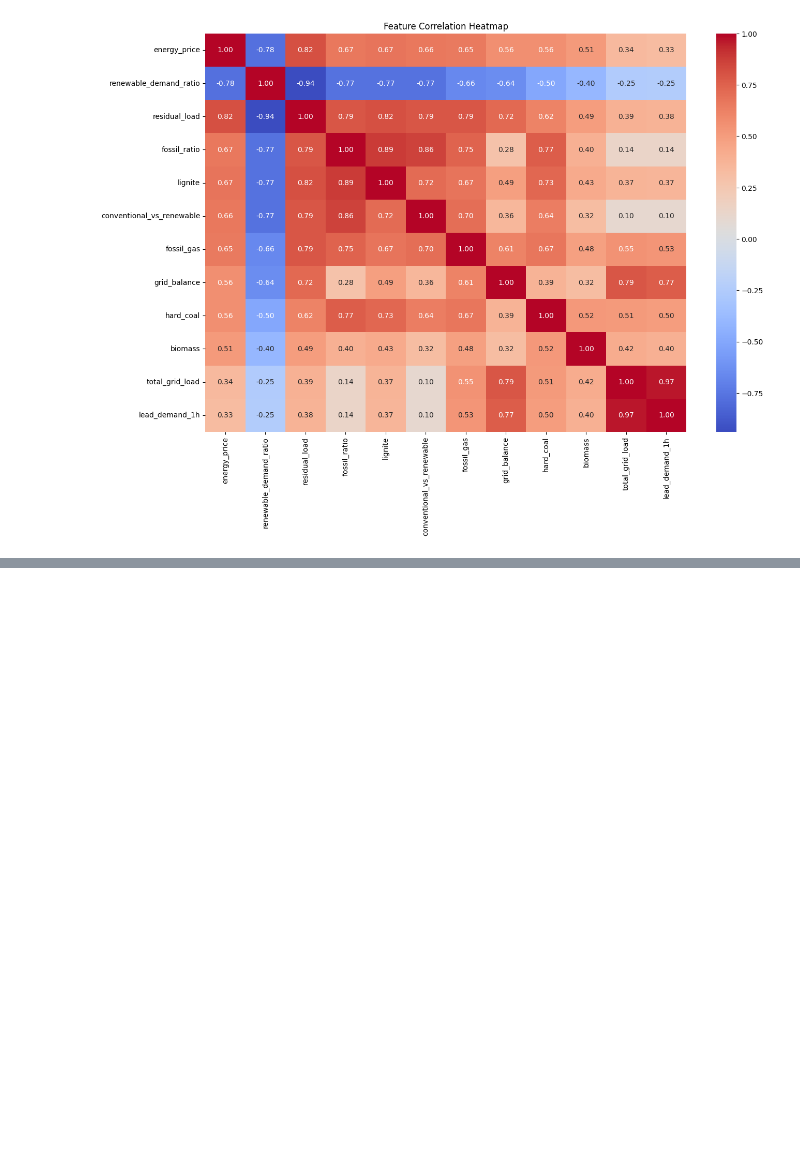
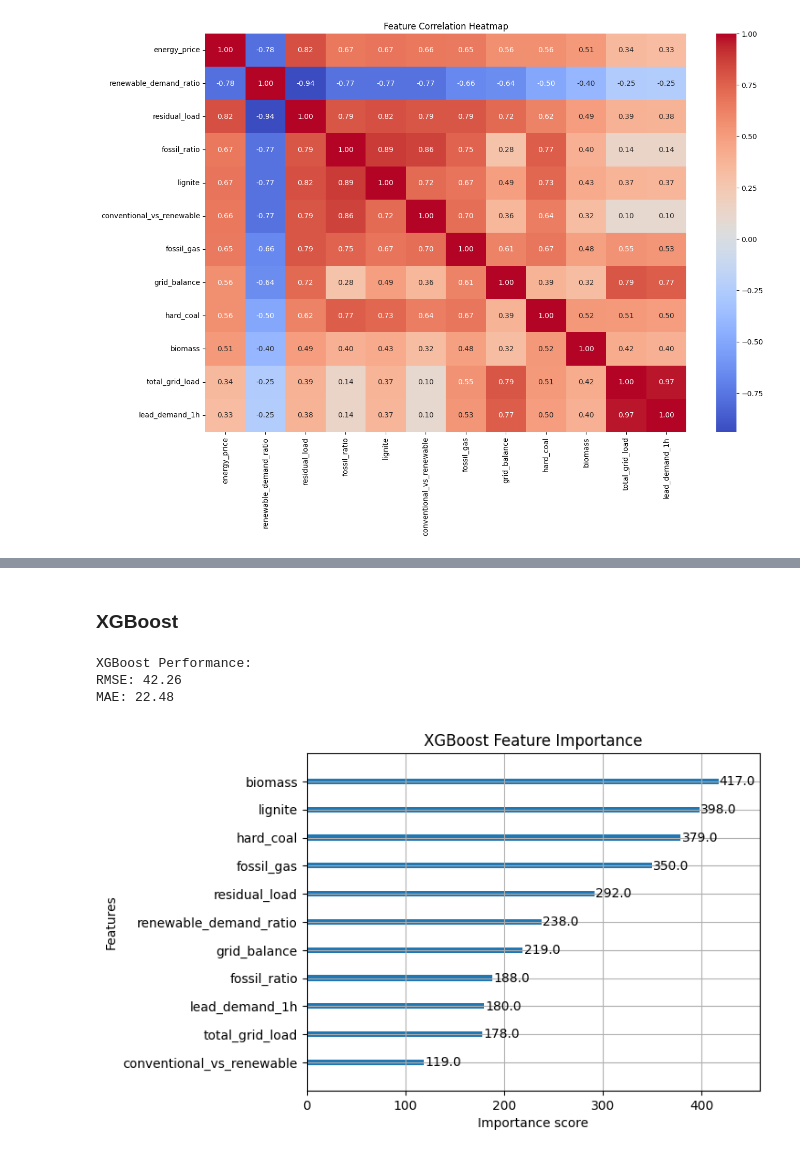
Before and after one commit to apostleoffinance/Energy-Price-Forecast, a Jupyter notebook: Notebooks/forecast_model.ipynb, the cells around one changed output, grey strips where cells are left out. Drawn from its saved outputs; the diff is of its cells as text; code cells hidden in the pictures; blank space fills up the shorter version.

```diff
--- a/Notebooks/forecast_model.ipynb
+++ b/Notebooks/forecast_model.ipynb
@@ -160,0 +190,34 @@ X
+# %% [markdown]
+### XGBoost
+# %%
+# Initialize and Train XGBoost
+xgb_model = xgb.XGBRegressor(
+    n_estimators = 100,
+    learning_rate = 0.1,
+    max_depth = 5,
+    random_state = 42
+)
+
+xgb_model.fit(X_train, y_train)
+
+# Predict
+y_pred_xgb = xgb_model.predict(X_test)
+
+# Evaluate
+mae_xgb = mean_absolute_error(y_test, y_pred_xgb)
+rmse_xgb = root_mean_squared_error(y_test, y_pred_xgb)
+
+print("XGBoost Performance:")
+print(f"RMSE: {rmse_xgb:.2f}")
+print(f"MAE: {mae_xgb:.2f}")
+
+
+# Feature importance
+xgb.plot_importance(xgb_model)
+plt.title("XGBoost Feature Importance")
+plt.show()
+# %% [output]
+XGBoost Performance:
+RMSE: 42.26
+MAE: 22.48
+[figure, added]
```
Also changed, not shown: parts of 13 cells of this notebook, 1 other file.
